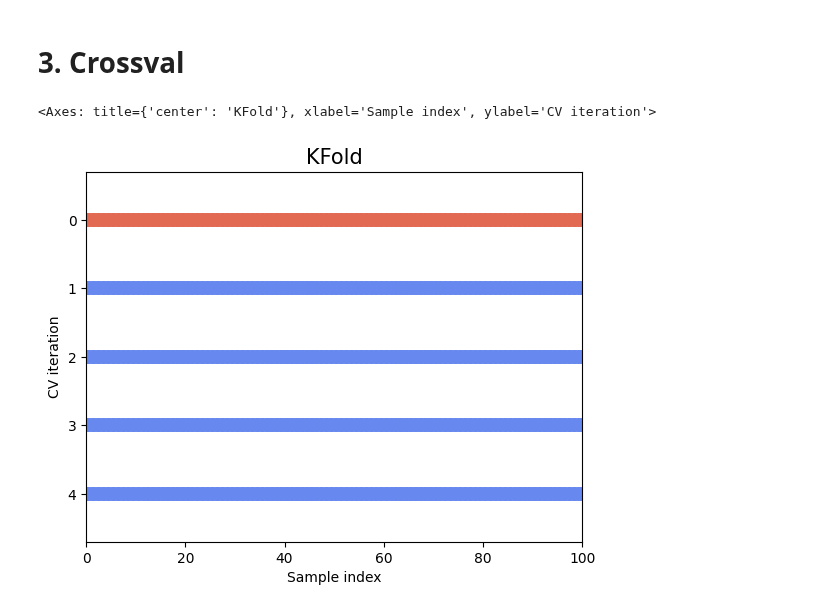
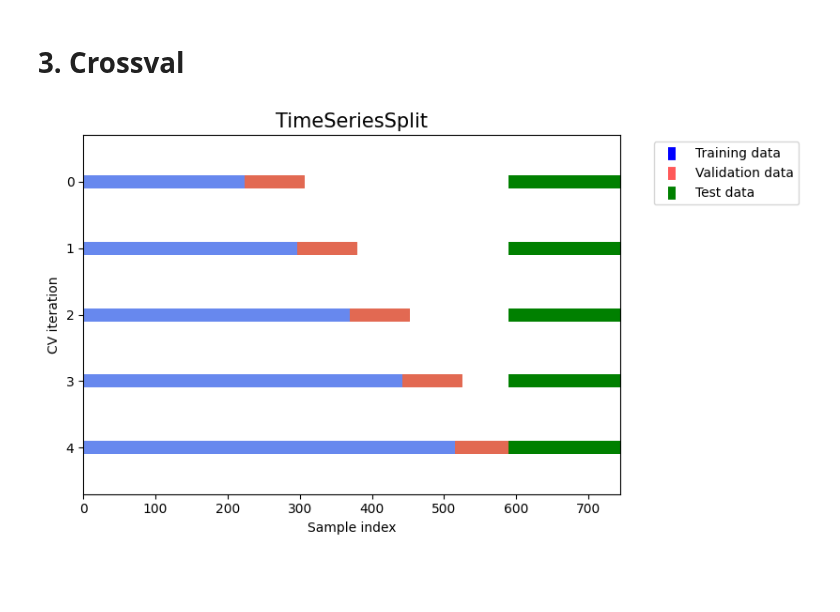
Before and after one commit to Gogonemnem/ensai-assignments, a Jupyter notebook: python_notebooks/crossval.ipynb, the cells around one changed output. Drawn from its saved outputs; the diff is of its cells as text; code cells hidden in the pictures; blank space fills up the shorter version.

```diff
--- a/python_notebooks/crossval.ipynb
+++ b/python_notebooks/crossval.ipynb
@@ -192,13 +192,15 @@ dtype: float64
 # %%
 import matplotlib.pyplot as plt
 import seaborn as sns
+from sklearn.model_selection import KFold, TimeSeriesSplit
+
 cmap_cv = plt.cm.coolwarm
 
-def plot_cv_indices(cv, data, ax, n_splits, lw=10, lookback = 1, horizon = 1):
+def plot_cv_indices(cv, data_train, data, ax, n_splits, lw=10, lookback = 1, horizon = 1):
     """Create a sample plot for indices of a cross-validation object."""
 
     # Actual data column doesn't matter for CV visualization
-    col = data.iloc[:, 0]
+    col = data_train.iloc[:, 0]
     # X[t, :] = [X[t - 0], X[t - 1], ..., X[t - lookback + 1]] (`lookback` lags)
     # y[t] = X[t + horizon] (horizon steps ahead)
 
@@ -207,7 +209,7 @@ def plot_cv_indices(cv, data, ax, n_splits, lw=10, lookback = 1, horizon = 1):
         col.iloc[i: -lookback + i].reset_index(drop=True)
         for i in range(lookback)
     ], axis=1, keys=[f"lag_{lookback - i - 1}" for i in range(lookback)])
-    X.index = data.index[lookback - 1:-horizon]
+    X.index = data_train.index[lookback - 1:-horizon]
     y.index = X.index
 
     # Generate the training/testing visualizations for each CV split
@@ -218,36 +220,62 @@ def plot_cv_indices(cv, data, ax, n_splits, lw=10, lookback = 1, horizon = 1):
         indices[tr] = 0
 
         # Visualize the results
         ax.scatter(
             range(len(indices)),
             [ii + 0.5] * len(indices),
             c=indices,
             marker="_",
             lw=lw,
             cmap=cmap_cv,
             vmin=-0.2,
             vmax=1.2,
         )
 
+        # we also draw the test data from (len(X) to len(data))
+        # green line
+        ax.scatter(
+            range(len(X), len(data)),
+            [ii + 0.5] * (len(data) - len(X)),
+            marker="_",
+            lw=lw,
+            #c=[1] * (len(data) - len(X)),
+            #cmap=cmap_cv,
+            #vmin=-0.2,
+            #vmax=1.2,
+            # we make it green
+            c = "green"
+        )
+
     # Formatting
     yticklabels = list(range(n_splits))
     ax.set(
         yticks=np.arange(n_splits) + 0.5,
         yticklabels=yticklabels,
         xlabel="Sample index",
         ylabel="CV iteration",
         ylim=[n_splits + 0.2, -0.2],
-        xlim=[0, 100],
+        xlim=[0, len(data)],
     )
     ax.set_title("{}".format(type(cv).__name__), fontsize=15)
     return ax
 
-from sklearn.model_selection import KFold
+
+TEST_FRAC = 0.2
+n_train = int(len(df) * (1 - TEST_FRAC))
+n_test = len(df) - n_train
+df_train, df_test = df.iloc[:n_train], df.iloc[n_train:]
 
 fig, ax = plt.subplots()
 n_splits = 5
-cv = KFold(n_splits)
-plot_cv_indices(cv, df, ax, n_splits)
+cv = TimeSeriesSplit(n_splits, test_size = (len(df) - 5) // 10)
+plot_cv_indices(cv, df_train, df, ax, n_splits)
+fig.tight_layout()
+
+ax.scatter([], [], marker="_", lw=10, label="Training data", c="b")
+ax.scatter([], [], marker="_", lw=10, label="Validation data", c="r", alpha=0.65)
+ax.scatter([], [], marker="_", lw=10, label="Test data", c="g")
+plt.legend(bbox_to_anchor=(1.05, 1), loc='upper left')
+
+plt.show()
 # %% [output]
-<Axes: title={'center': 'KFold'}, xlabel='Sample index', ylabel='CV iteration'>
-[figure, old version]
+[figure, new version]
```
Also changed, not shown: parts of 1 cell of this notebook.
